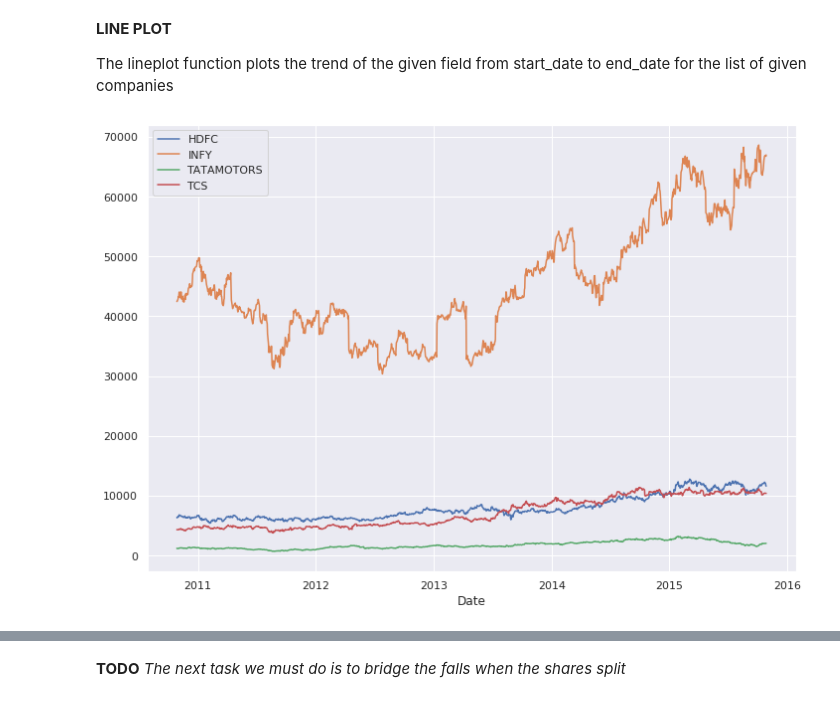
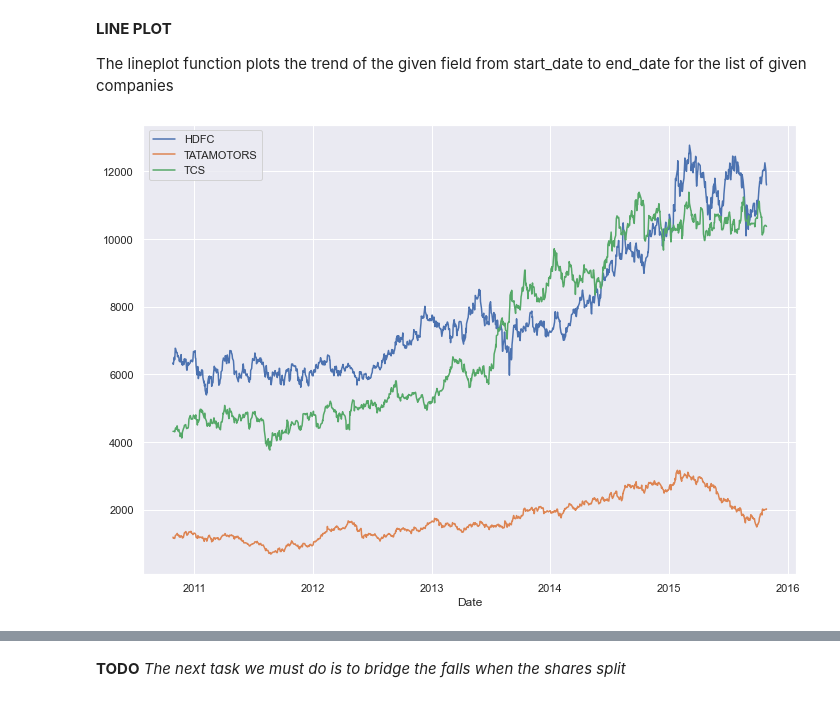
Before and after one commit to paper-plain-dosa/stock-analysis, a Jupyter notebook: Small_Data_EDA.ipynb, the cells around one changed output, grey strips where cells are left out. Drawn from its saved outputs; the diff is of its cells as text; code cells hidden in the pictures.

```diff
--- a/Small_Data_EDA.ipynb
+++ b/Small_Data_EDA.ipynb
@@ -152,9 +154,9 @@ def lineplot(field,start_date,end_date,allCSV,dflist=[]):
             sns.lineplot(x=rows['Date'],y=map(lambda x,y:x*y,rows[field],rows["Split Factor"]))
     plt.legend(labels=dflist)
 # %%
-lineplot('Close','28-10-2010','28-10-2015',allCSV,['HDFC','INFY','TATAMOTORS','TCS'])
+lineplot('Close','28-10-2010','28-10-2015',allCSV,['HDFC','TATAMOTORS','TCS'])
 # %% [output]
-[figure, old version]
+[figure, new version]
 # %%
 lineplot('Trades','28-10-2019','28-10-2020',allCSV,['HDFC'])
 # %% [output]
```
Also changed, not shown: parts of 10 cells of this notebook, 2 other files.
